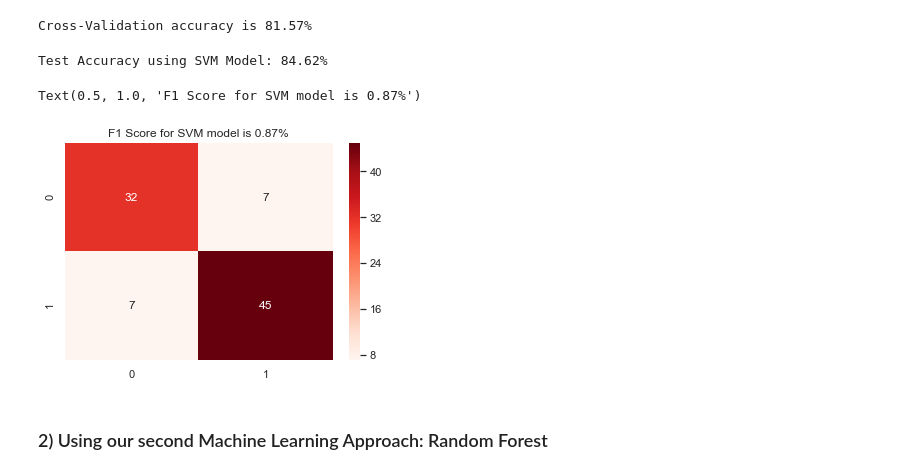
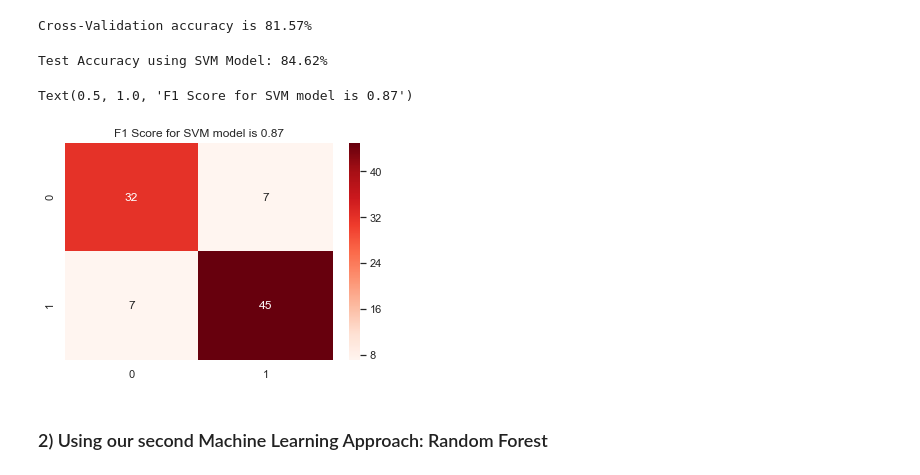
Before and after one commit to chauhan-nitin/UCI_HeartDisease, a Jupyter notebook: heartdisease.ipynb, the cells around one changed output. Cells and saved outputs as stored; diff of their text form; code cells hidden in the pictures.

```diff
--- a/heartdisease.ipynb
+++ b/heartdisease.ipynb
@@ -261,17 +261,17 @@ Cross-Validation accuracy is 81.57%
 # %%
 # Compare the predicted target labels with Y_test
 from sklearn.metrics import accuracy_score,confusion_matrix, f1_score
 print("Test Accuracy using SVM Model: {:.2f}%".format(accuracy_score(Y_test,predict1)*100))
 # assign cnf_matrix with result of confusion_matrix array
 cnf_matrix = confusion_matrix(Y_test,predict1)
 #create a heat map
 sns.heatmap(pd.DataFrame(cnf_matrix), annot = True, cmap = 'Reds', fmt = 'd')
 svm_f1=f1_score(Y_test,predict1)
-plt.title('F1 Score for SVM model is {:.2f}%'.format(svm_f1))
+plt.title('F1 Score for SVM model is {:.2f}'.format(svm_f1))
 # %% [output]
 Test Accuracy using SVM Model: 84.62%
-Text(0.5, 1.0, 'F1 Score for SVM model is 0.87%')
+Text(0.5, 1.0, 'F1 Score for SVM model is 0.87')
-[figure, old version]
+[figure, new version]
 # %% [markdown]
 ### 2) Using our second Machine Learning Approach: Random Forest
 # %%
```
Also changed, not shown: parts of 14 cells of this notebook.
